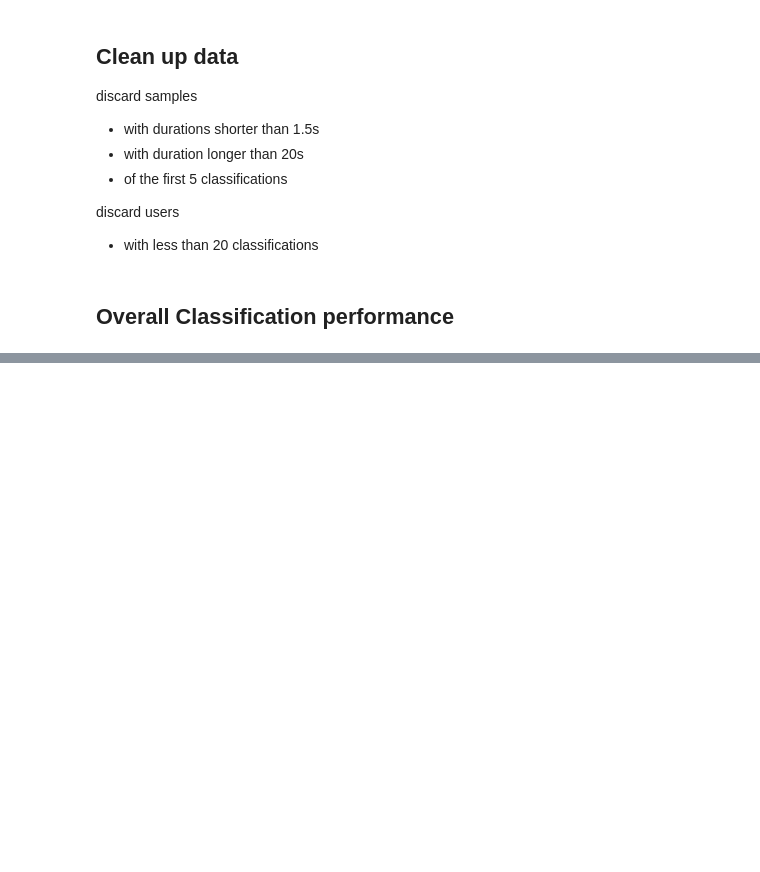
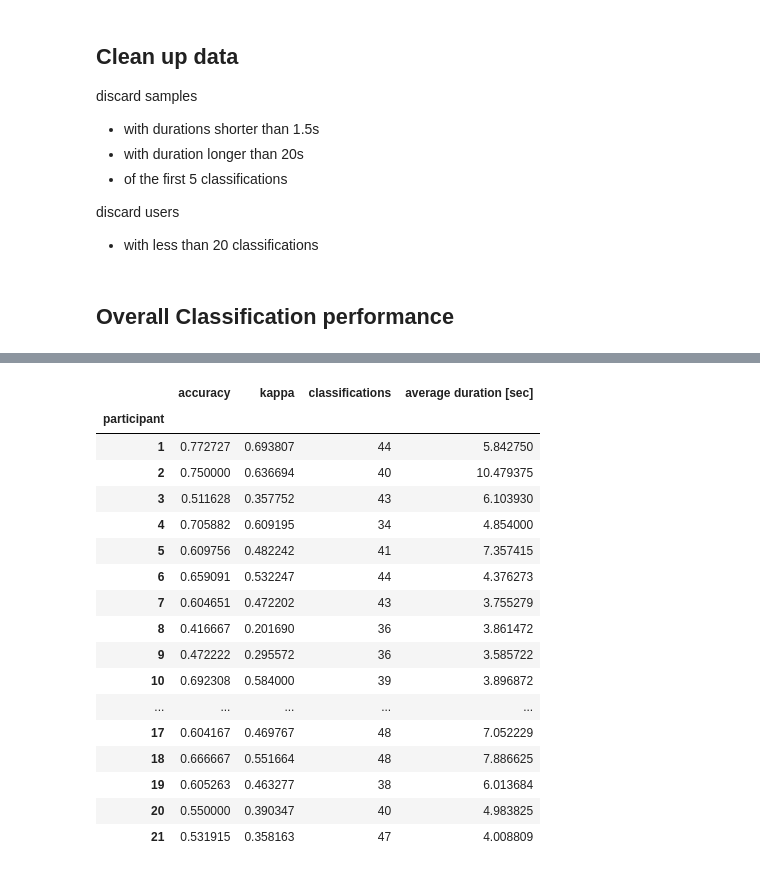
Before and after one commit to MarcCoru/beat-the-maml, a Jupyter notebook: notebooks/analyse_results.ipynb, the cells around one changed output, grey strips where cells are left out. Cells and saved outputs as stored; diff of their text form; code cells hidden in the pictures; blank space fills up the shorter version.

```diff
--- a/notebooks/analyse_results.ipynb
+++ b/notebooks/analyse_results.ipynb
@@ -117,0 +276,23 @@ accuracies[0].mean(), accuracies[0].std()
+# %%
+table = accuracies.set_index("participant")[["accuracy","kappa","counts", "duration"]]
+table.rename(columns={"counts":"classifications", "duration": "average duration [sec]"}, inplace=True)
+table
+# %% [output]
+|  | accuracy | kappa | classifications | average duration [sec] |
+| participant |  |  |  |  |
+| 1 | 0.772727 | 0.693807 | 44 | 5.842750 |
+| 2 | 0.750000 | 0.636694 | 40 | 10.479375 |
+| 3 | 0.511628 | 0.357752 | 43 | 6.103930 |
+| 4 | 0.705882 | 0.609195 | 34 | 4.854000 |
+| 5 | 0.609756 | 0.482242 | 41 | 7.357415 |
+| 6 | 0.659091 | 0.532247 | 44 | 4.376273 |
+| 7 | 0.604651 | 0.472202 | 43 | 3.755279 |
+| 8 | 0.416667 | 0.201690 | 36 | 3.861472 |
+| 9 | 0.472222 | 0.295572 | 36 | 3.585722 |
+| 10 | 0.692308 | 0.584000 | 39 | 3.896872 |
+| ... | ... | ... | ... | ... |
+| 17 | 0.604167 | 0.469767 | 48 | 7.052229 |
+| 18 | 0.666667 | 0.551664 | 48 | 7.886625 |
+| 19 | 0.605263 | 0.463277 | 38 | 6.013684 |
+| 20 | 0.550000 | 0.390347 | 40 | 4.983825 |
+| 21 | 0.531915 | 0.358163 | 47 | 4.008809 |
```
Also changed, not shown: parts of 25 cells of this notebook.
